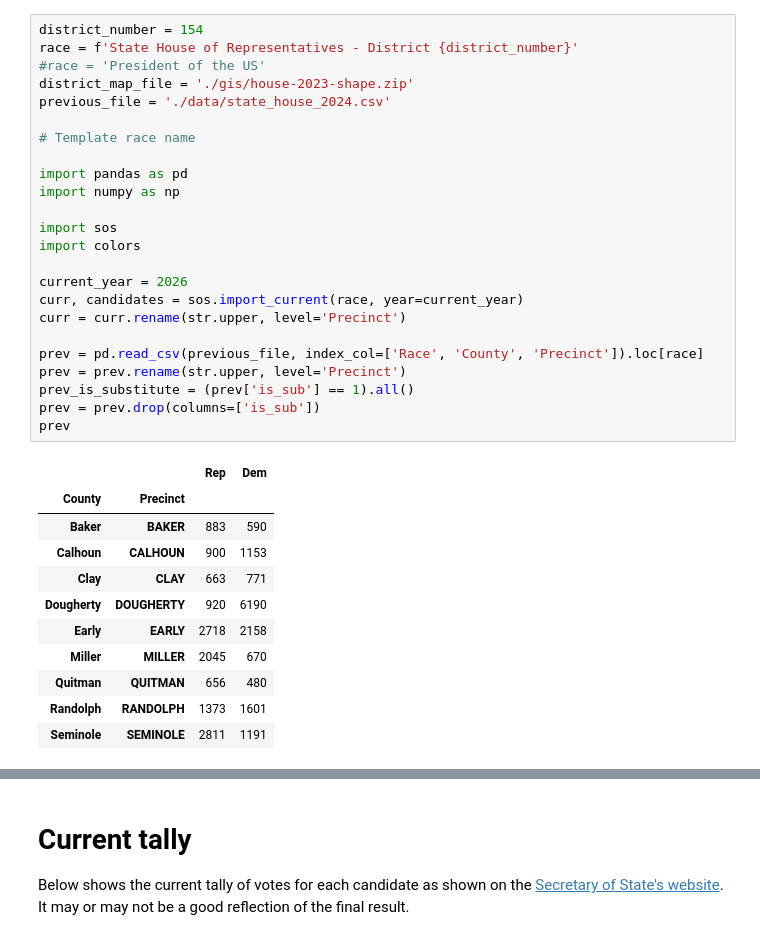
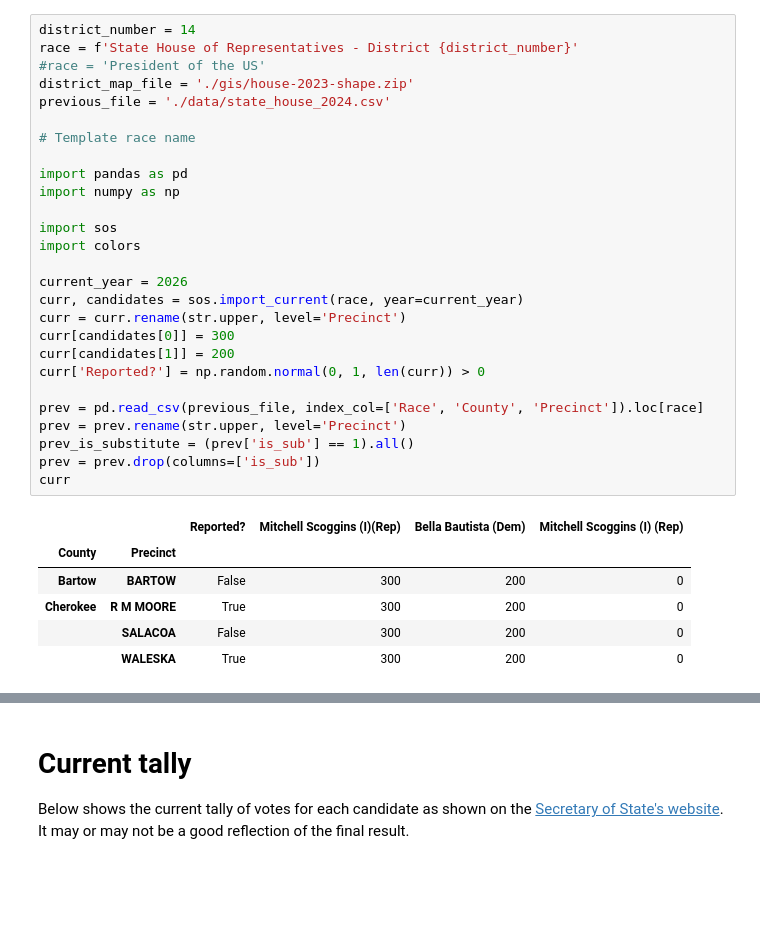
Before and after one commit to davidboers/2026electionmodels, a Jupyter notebook: other_temp.ipynb, the cells around one changed output, grey strips where cells are left out. Cells and saved outputs as stored; diff of their text form; blank space fills up the shorter version.

```diff
--- a/other_temp.ipynb
+++ b/other_temp.ipynb
@@ -1,39 +1,37 @@
 # %%
-district_number = 154
+district_number = 14
 race = f'State House of Representatives - District {district_number}'
 #race = 'President of the US'
 district_map_file = './gis/house-2023-shape.zip'
 previous_file = './data/state_house_2024.csv'
 
 # Template race name
 
 import pandas as pd
 import numpy as np
 
 import sos
 import colors
 
 current_year = 2026
 curr, candidates = sos.import_current(race, year=current_year)
 curr = curr.rename(str.upper, level='Precinct')
+curr[candidates[0]] = 300
+curr[candidates[1]] = 200
+curr['Reported?'] = np.random.normal(0, 1, len(curr)) > 0
 
 prev = pd.read_csv(previous_file, index_col=['Race', 'County', 'Precinct']).loc[race]
 prev = prev.rename(str.upper, level='Precinct')
 prev_is_substitute = (prev['is_sub'] == 1).all()
 prev = prev.drop(columns=['is_sub'])
-prev
+curr
 # %% [output]
-|  |  | Rep | Dem |
-| County | Precinct |  |  |
-| Baker | BAKER | 883 | 590 |
-| Calhoun | CALHOUN | 900 | 1153 |
-| Clay | CLAY | 663 | 771 |
-| Dougherty | DOUGHERTY | 920 | 6190 |
-| Early | EARLY | 2718 | 2158 |
-| Miller | MILLER | 2045 | 670 |
-| Quitman | QUITMAN | 656 | 480 |
-| Randolph | RANDOLPH | 1373 | 1601 |
-| Seminole | SEMINOLE | 2811 | 1191 |
+|  |  | Reported? | Mitchell Scoggins (I)(Rep) | Bella Bautista (Dem) | Mitchell Scoggins (I) (Rep) |
+| County | Precinct |  |  |  |  |
+| Bartow | BARTOW | False | 300 | 200 | 0 |
+| Cherokee | R M MOORE | True | 300 | 200 | 0 |
+|  | SALACOA | False | 300 | 200 | 0 |
+|  | WALESKA | True | 300 | 200 | 0 |
 # %%
 import utils
 
```
Also changed, not shown: parts of 14 cells of this notebook, 8 other files.
